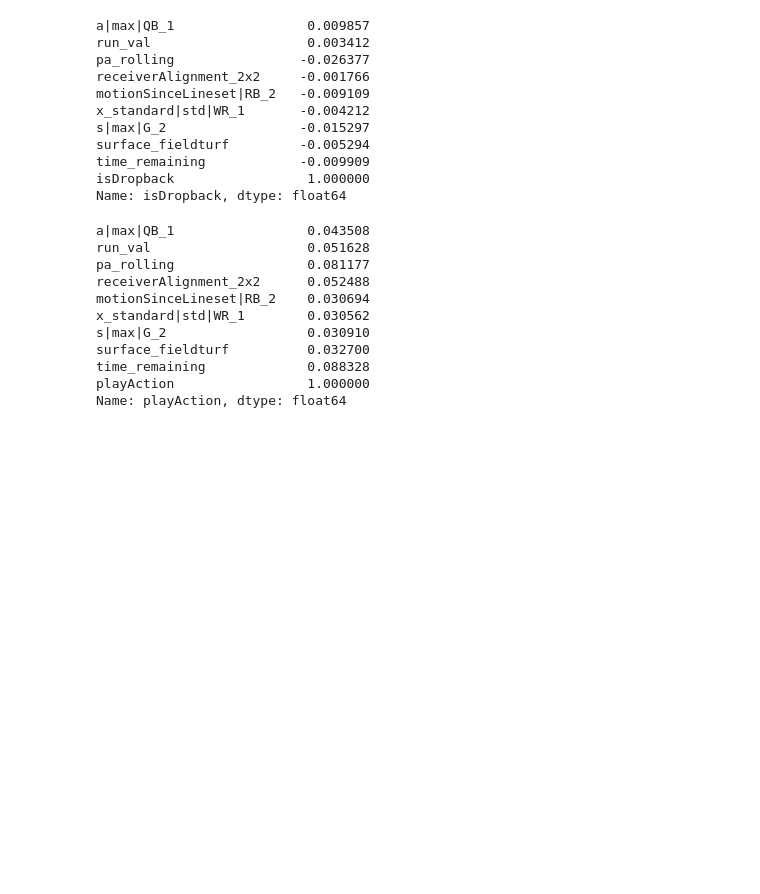
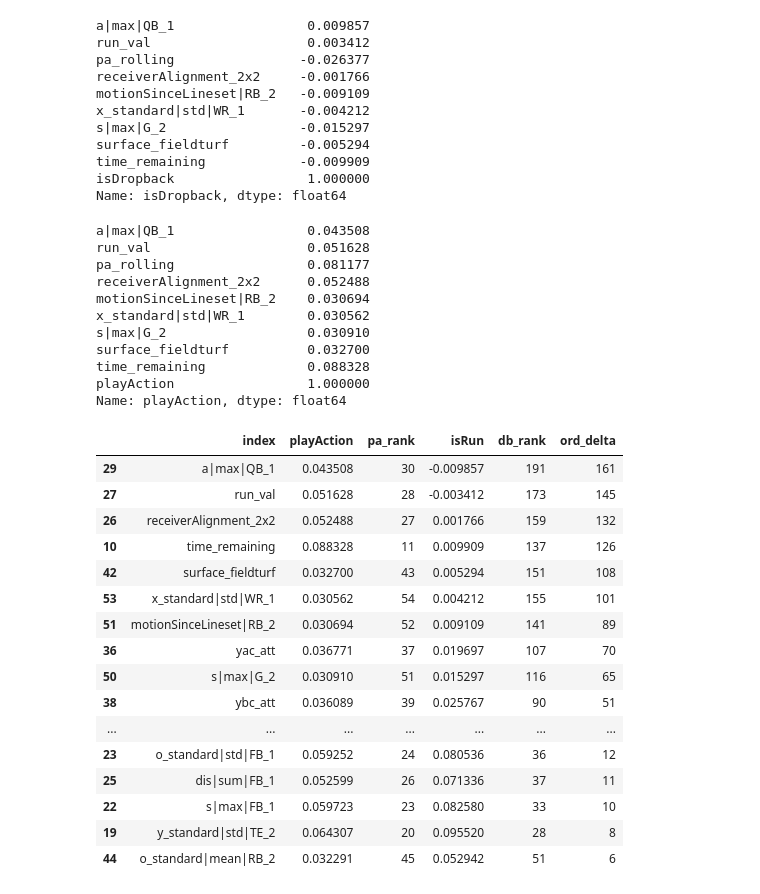
Before and after one commit to meagvo/NFL_BDB2025, a Jupyter notebook: pa_eda.ipynb, the cells around one changed output. Drawn from its saved outputs; the diff is of its cells as text; code cells hidden in the pictures; blank space fills up the shorter version.

```diff
--- a/pa_eda.ipynb
+++ b/pa_eda.ipynb
@@ -356,3 +362,23 @@ surface_fieldturf          0.032700
 time_remaining             0.088328
 playAction                 1.000000
 Name: playAction, dtype: float64
+# %%
+pa_run_merged[(pa_run_merged['playAction'] >= .03)].sort_values(by='ord_delta',ascending=False).iloc[2:32,:].head(29)
+# %% [output]
+|  | index | playAction | pa_rank | isRun | db_rank | ord_delta |
+| 29 | a|max|QB_1 | 0.043508 | 30 | -0.009857 | 191 | 161 |
+| 27 | run_val | 0.051628 | 28 | -0.003412 | 173 | 145 |
+| 26 | receiverAlignment_2x2 | 0.052488 | 27 | 0.001766 | 159 | 132 |
+| 10 | time_remaining | 0.088328 | 11 | 0.009909 | 137 | 126 |
+| 42 | surface_fieldturf | 0.032700 | 43 | 0.005294 | 151 | 108 |
+| 53 | x_standard|std|WR_1 | 0.030562 | 54 | 0.004212 | 155 | 101 |
+| 51 | motionSinceLineset|RB_2 | 0.030694 | 52 | 0.009109 | 141 | 89 |
+| 36 | yac_att | 0.036771 | 37 | 0.019697 | 107 | 70 |
+| 50 | s|max|G_2 | 0.030910 | 51 | 0.015297 | 116 | 65 |
+| 38 | ybc_att | 0.036089 | 39 | 0.025767 | 90 | 51 |
+| ... | ... | ... | ... | ... | ... | ... |
+| 23 | o_standard|std|FB_1 | 0.059252 | 24 | 0.080536 | 36 | 12 |
+| 25 | dis|sum|FB_1 | 0.052599 | 26 | 0.071336 | 37 | 11 |
+| 22 | s|max|FB_1 | 0.059723 | 23 | 0.082580 | 33 | 10 |
+| 19 | y_standard|std|TE_2 | 0.064307 | 20 | 0.095520 | 28 | 8 |
+| 44 | o_standard|mean|RB_2 | 0.032291 | 45 | 0.052942 | 51 | 6 |
```
Also changed, not shown: parts of 3 cells of this notebook, 5 other files.
